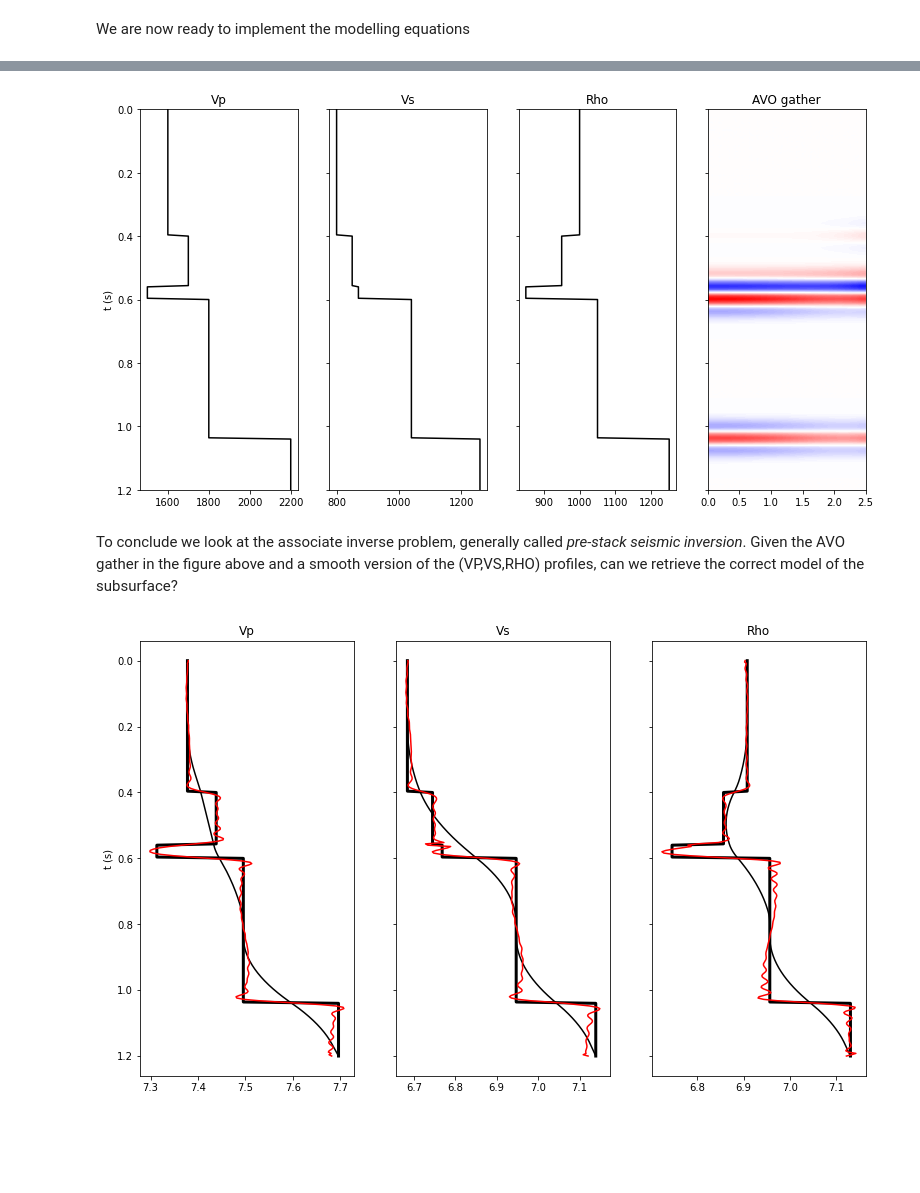
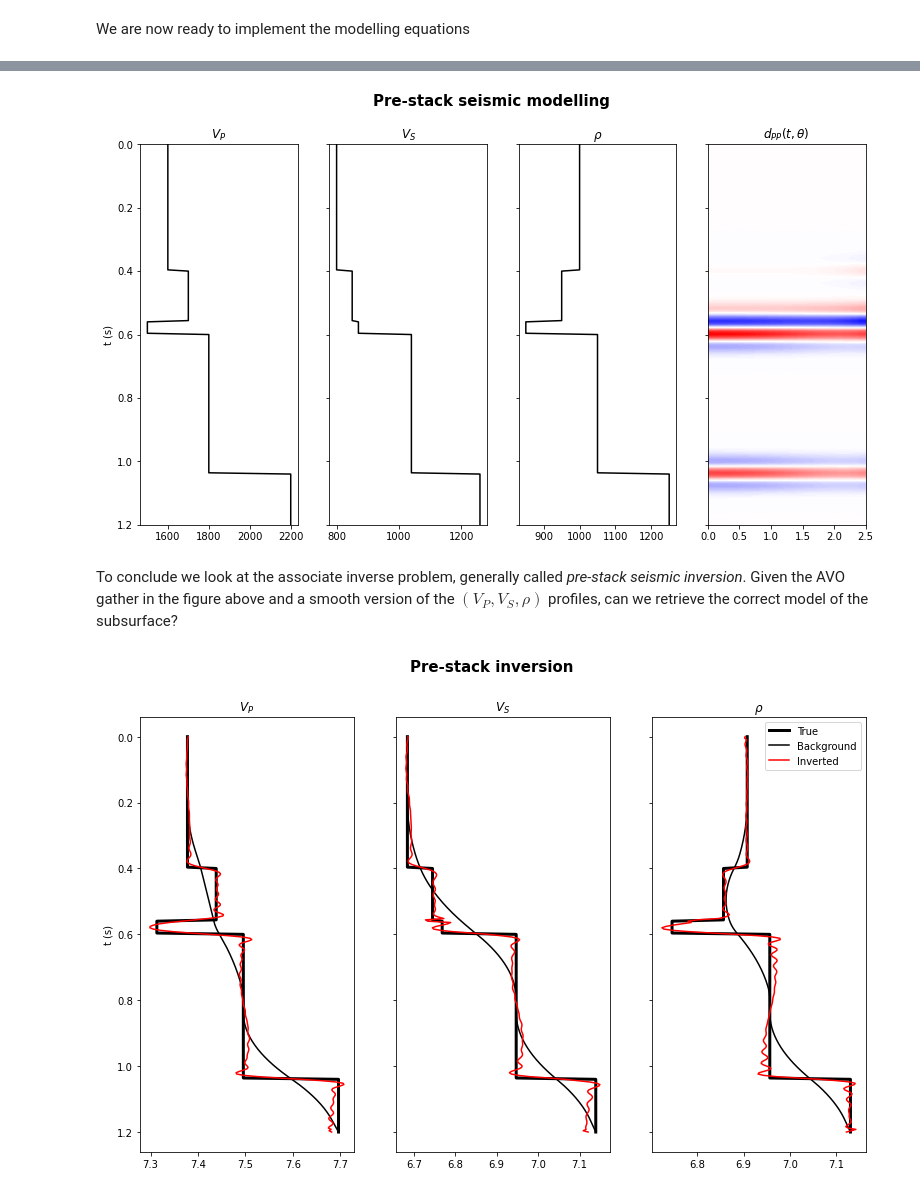
Before and after one commit to DIG-Kaust/Seismology, a Jupyter notebook: SeismicModelling/SeismicModellingInversion.ipynb, the cells around one changed output, grey strips where cells are left out. Drawn from its saved outputs; the diff is of its cells as text; code cells hidden in the pictures; blank space fills up the shorter version.

```diff
--- a/SeismicModelling/SeismicModellingInversion.ipynb
+++ b/SeismicModelling/SeismicModellingInversion.ipynb
@@ -230,26 +236,27 @@ You can use the code below to benchmark your results, but you will need to provi
 # %%
 PPop = PrestackLinearModelling(wav, theta, vsvp=vs/vp, nt0=nt, linearization='akirich')
 m = np.stack((np.log(vp), np.log(vs), np.log(rho)), axis=1)
 
 d = PPop * m.ravel()
 d = d.reshape(nt, ntheta)
 
 fig, axs = plt.subplots (1, 4, sharey=True, figsize=(13,7))
+fig.suptitle('Pre-stack seismic modelling', fontsize=15, fontweight='bold')
 axs[0].plot(vp,  t, 'k')
 axs[0].set_ylabel('t (s)')
-axs[0].set_title('Vp')
+axs[0].set_title(r'$V_P$')
 axs[1].plot(vs,  t, 'k')
-axs[1].set_title('Vs')
+axs[1].set_title(r'$V_S$')
 axs[2].plot(rho, t, 'k')
-axs[2].set_title('Rho')
+axs[2].set_title(r'$\rho$')
 axs[3].imshow(d, cmap='seismic', extent=(theta[0], theta[1], t[-1], t[0]),
               vmin=-0.5, vmax=0.5)
-axs[3].set_title('AVO gather')
+axs[3].set_title(r'$d_{PP}(t, \theta)$')
 axs[3].axis('tight');
 # %% [output]
-[figure, old version]
+[figure, new version]
 # %% [markdown]
-To conclude we look at the associate inverse problem, generally called *pre-stack seismic inversion*. Given the AVO gather in the figure above and a smooth version of the (VP,VS,RHO) profiles, can we retrieve the correct model of the subsurface?
+To conclude we look at the associate inverse problem, generally called *pre-stack seismic inversion*. Given the AVO gather in the figure above and a smooth version of the $(V_P,V_S,\rho)$ profiles, can we retrieve the correct model of the subsurface?
 # %%
 # Create smooth model
 nsmooth = 50
@@ -265,20 +272,22 @@ minv = minv.reshape(nt, 3)
 minv = mback + minv
 # %%
 fig, axs = plt.subplots (1, 3, sharey=True, figsize=(13, 8))
+fig.suptitle('Pre-stack inversion', fontsize=15, fontweight='bold')
 axs[0].plot(m[:, 0],  t, 'k', lw=3)
 axs[0].plot(mback[:, 0],  t, 'k')
 axs[0].plot(minv[:, 0],  t, 'r')
 axs[0].set_ylabel('t (s)')
-axs[0].set_title('Vp')
+axs[0].set_title(r'$V_P$')
 axs[1].plot(m[:, 1],  t, 'k', lw=3)
 axs[1].plot(mback[:, 1],  t, 'k')
 axs[1].plot(minv[:, 1],  t, 'r')
-axs[1].set_title('Vs')
-axs[2].plot(m[:, 2],  t, 'k', lw=3)
-axs[2].plot(mback[:, 2],  t, 'k')
-axs[2].plot(minv[:, 2],  t, 'r')
-axs[2].set_title('Rho')
+axs[1].set_title(r'$V_S$')
+axs[2].plot(m[:, 2],  t, 'k', lw=3, label='True')
+axs[2].plot(mback[:, 2],  t, 'k', label='Background')
+axs[2].plot(minv[:, 2],  t, 'r', label='Inverted')
+axs[2].set_title(r'$\rho$')
+axs[2].legend()
 axs[2].invert_yaxis();
 # %% [output]
-[figure, old version]
+[figure, new version]
 # %% [markdown]
```
Also changed, not shown: parts of 14 cells of this notebook, 1 other file.
